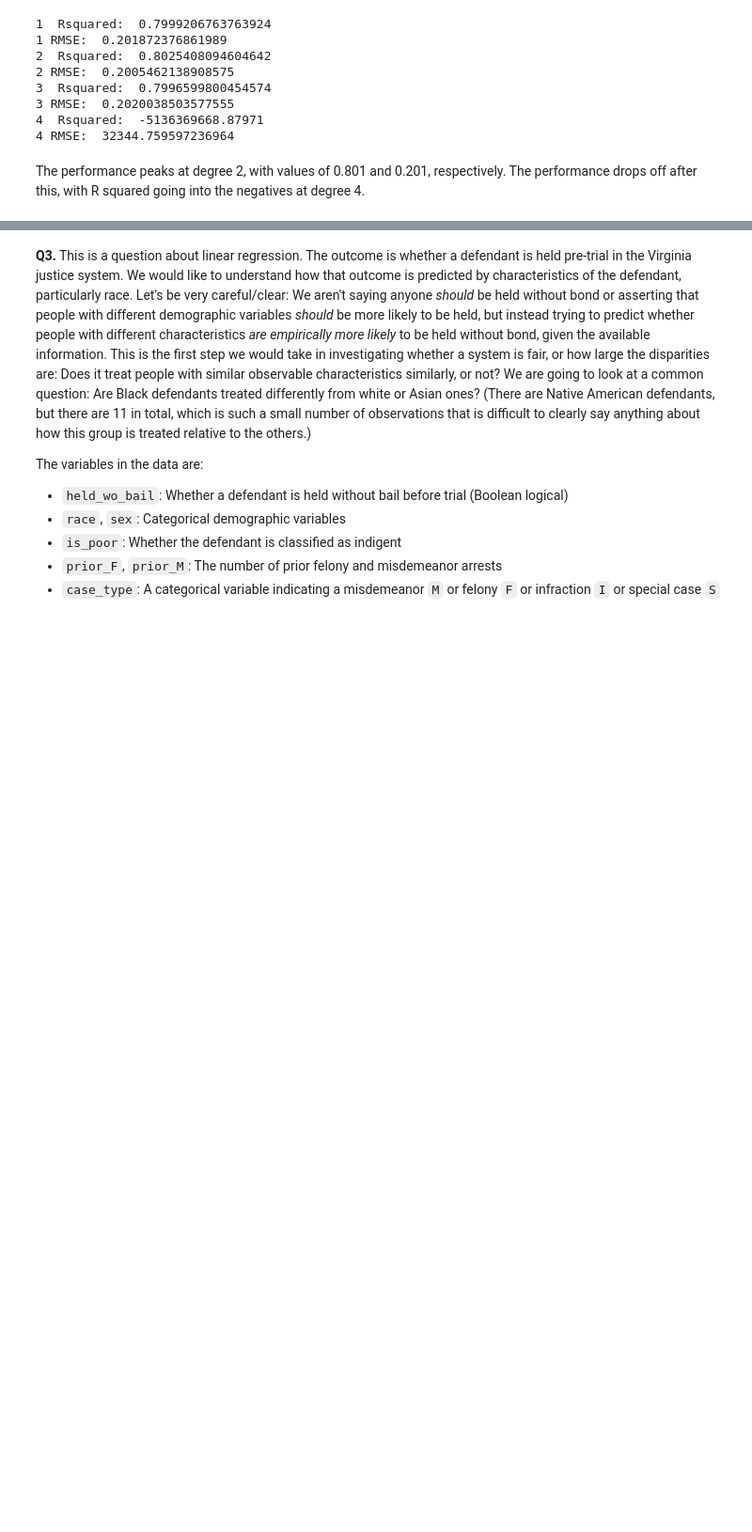
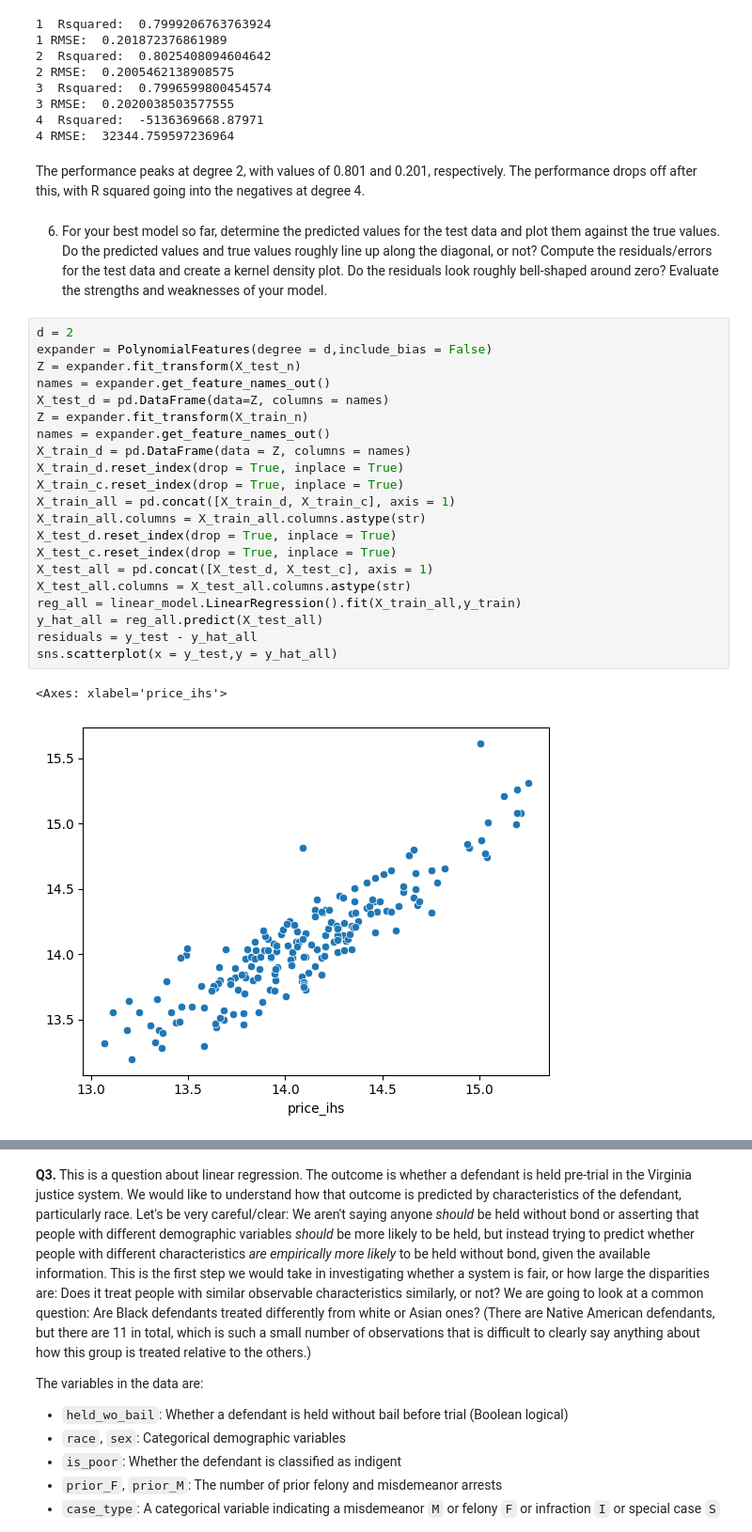
Before and after one commit to fourchain40/linearRegression, a Jupyter notebook: assignment.ipynb, the cells around one changed output, grey strips where cells are left out. Shown at 94% size. Saved outputs shown, nothing was run; the diff lists cells and outputs as text; blank space fills up the shorter version.

```diff
--- a/assignment.ipynb
+++ b/assignment.ipynb
@@ -353,3 +347,29 @@ for d in np.arange(1,5):
 4 RMSE:  32344.759597236964
 # %% [markdown]
 The performance peaks at degree 2, with values of 0.801 and 0.201, respectively. The performance drops off after this, with R squared going into the negatives at degree 4.
+# %% [markdown]
+ 6. For your best model so far, determine the predicted values for the test data and plot them against the true values. Do the predicted values and true values roughly line up along the diagonal, or not? Compute the residuals/errors for the test data and create a kernel density plot. Do the residuals look roughly bell-shaped around zero? Evaluate the strengths and weaknesses of your model.
+# %%
+d = 2
+expander = PolynomialFeatures(degree = d,include_bias = False)
+Z = expander.fit_transform(X_test_n)
+names = expander.get_feature_names_out()
+X_test_d = pd.DataFrame(data=Z, columns = names)
+Z = expander.fit_transform(X_train_n)
+names = expander.get_feature_names_out()
+X_train_d = pd.DataFrame(data = Z, columns = names)
+X_train_d.reset_index(drop = True, inplace = True)
+X_train_c.reset_index(drop = True, inplace = True)
+X_train_all = pd.concat([X_train_d, X_train_c], axis = 1)
+X_train_all.columns = X_train_all.columns.astype(str)
+X_test_d.reset_index(drop = True, inplace = True)
+X_test_c.reset_index(drop = True, inplace = True)
+X_test_all = pd.concat([X_test_d, X_test_c], axis = 1)
+X_test_all.columns = X_test_all.columns.astype(str)
+reg_all = linear_model.LinearRegression().fit(X_train_all,y_train)
+y_hat_all = reg_all.predict(X_test_all)
+residuals = y_test - y_hat_all
+sns.scatterplot(x = y_test,y = y_hat_all)
+# %% [output]
+<Axes: xlabel='price_ihs'>
+[figure, added]
```
Also changed, not shown: parts of 4 cells of this notebook.
